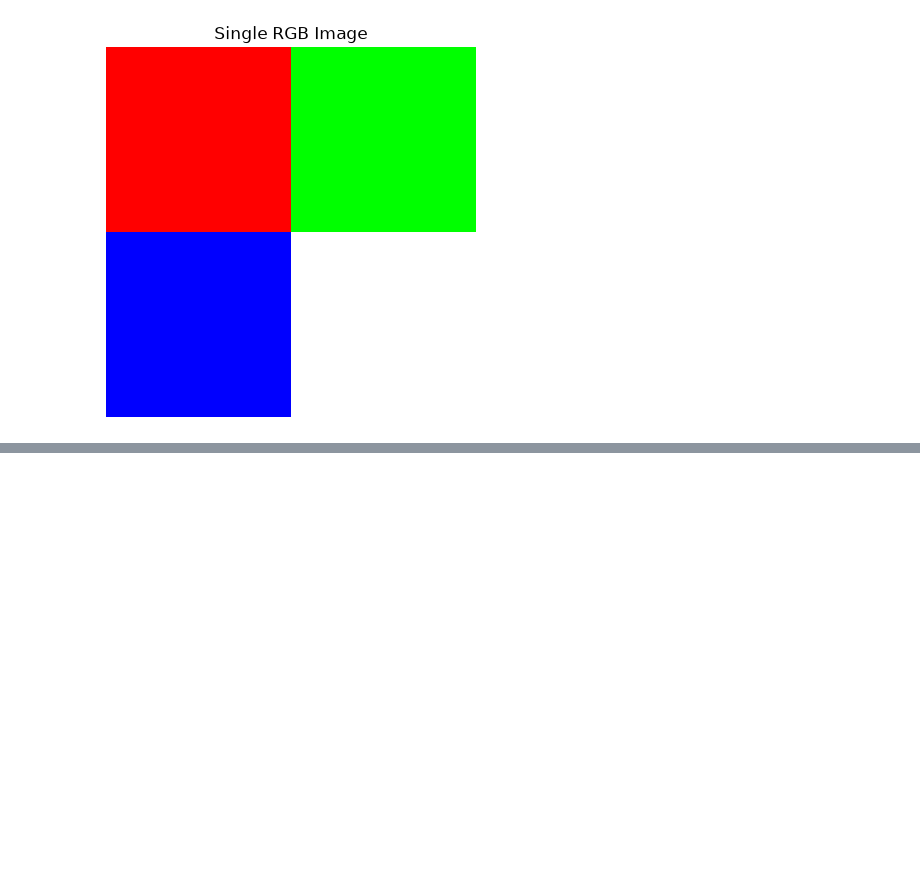
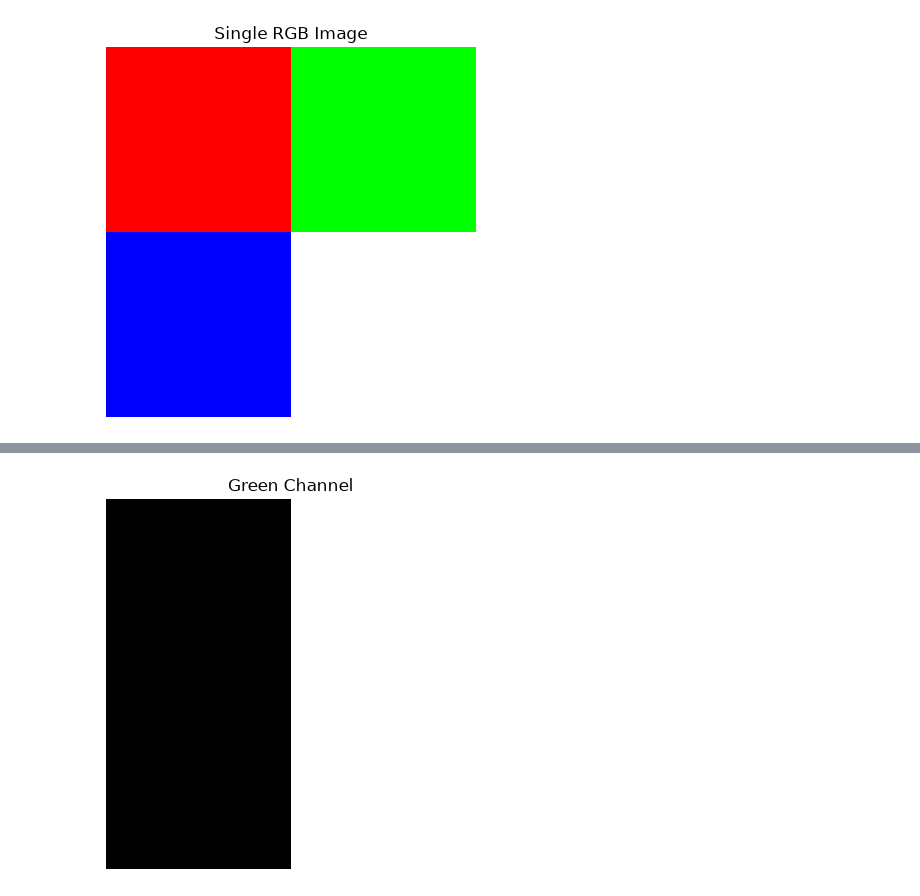
Before and after one commit to BhavyaAgrawat31/ML, a Jupyter notebook: notebooks/Lab3.1_Understanding_Data_As_Tensors.ipynb, the cells around one changed output, grey strips where cells are left out. Cells and saved outputs as stored; diff of their text form; code cells hidden in the pictures; blank space fills up the shorter version.

```diff
--- a/notebooks/Lab3.1_Understanding_Data_As_Tensors.ipynb
+++ b/notebooks/Lab3.1_Understanding_Data_As_Tensors.ipynb
@@ -142,0 +162,7 @@ plt.show()
+# %%
+plt.imshow(green_channel , cmap = "gray")
+plt.title("Green Channel")
+plt.axis("off")
+plt.show()
+# %% [output]
+[figure, added]
```
Also changed, not shown: parts of 9 cells of this notebook.
